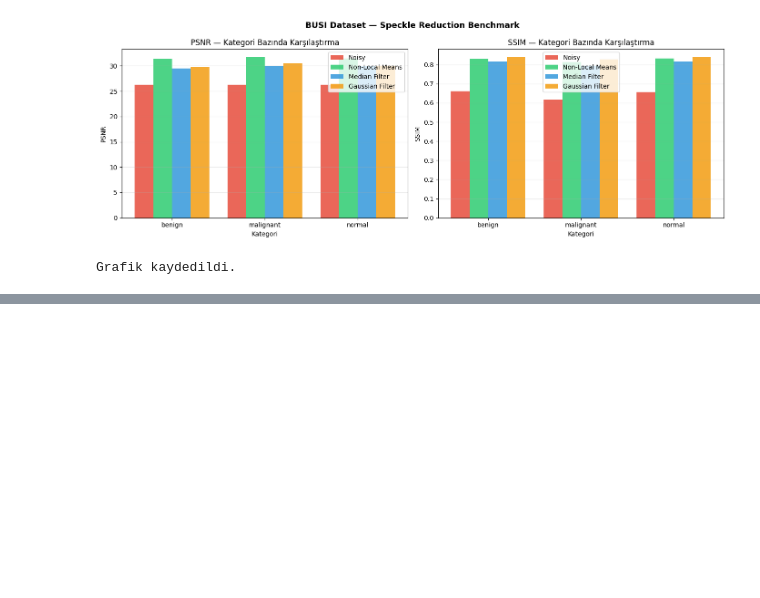
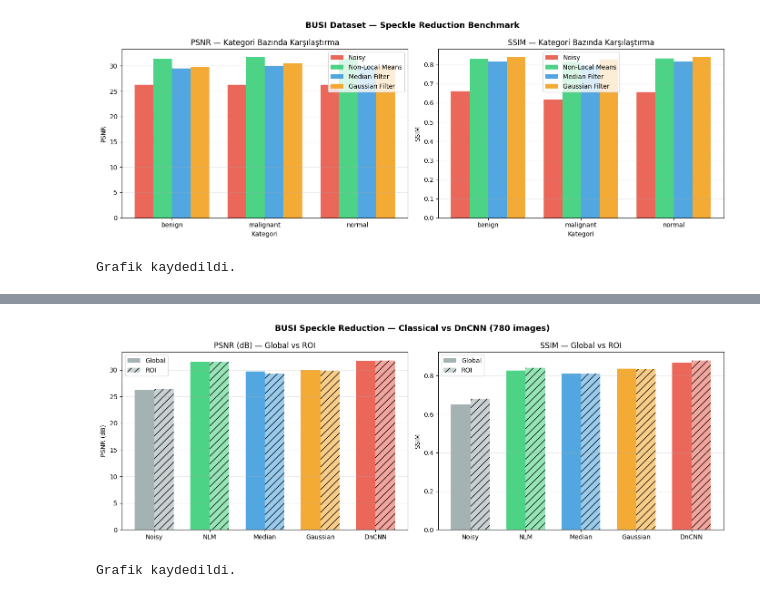
Before and after one commit to minebyte/us-speckle-reduction-benchmark, a Jupyter notebook: benchmark_gaussian.ipynb, the cells around one changed output, grey strips where cells are left out. Drawn from its saved outputs; the diff is of its cells as text; code cells hidden in the pictures; blank space fills up the shorter version.

```diff
--- a/benchmark_gaussian.ipynb
+++ b/benchmark_gaussian.ipynb
@@ -437,0 +809,40 @@ Grafik kaydedildi.
+# %%
+fig, axes = plt.subplots(1, 2, figsize=(14, 5))
+
+methods = ['Noisy', 'NLM', 'Median', 'Gaussian', 'DnCNN']
+colors  = ['#95a5a6', '#2ecc71', '#3498db', '#f39c12', '#e74c3c']
+
+psnr_global = [26.25, 31.47, 29.71, 29.99, 31.66]
+ssim_global = [0.649, 0.827, 0.810, 0.836, 0.867]
+psnr_roi    = [26.35, 31.53, 29.33, 29.77, 31.77]
+ssim_roi    = [0.681, 0.842, 0.811, 0.833, 0.879]
+
+x = np.arange(len(methods))
+width = 0.35
+
+for ax, (g_vals, r_vals), metric in zip(
+    axes,
+    [(psnr_global, psnr_roi), (ssim_global, ssim_roi)],
+    ['PSNR (dB)', 'SSIM']
+):
+    ax.bar(x - width/2, g_vals, width, label='Global',
+           color=colors, alpha=0.85)
+    ax.bar(x + width/2, r_vals, width, label='ROI',
+           color=colors, alpha=0.5, hatch='//')
+
+    ax.set_ylabel(metric)
+    ax.set_title(f'{metric} — Global vs ROI')
+    ax.set_xticks(x)
+    ax.set_xticklabels(methods)
+    ax.legend()
+    ax.grid(axis='y', alpha=0.3)
+
+plt.suptitle('BUSI Speckle Reduction — Classical vs DnCNN (780 images)',
+             fontsize=13, fontweight='bold')
+plt.tight_layout()
+plt.savefig('/content/final_benchmark.png', dpi=150, bbox_inches='tight')
+plt.show()
+print("Grafik kaydedildi.")
+# %% [output]
+[figure, added]
+Grafik kaydedildi.
```
Also changed, not shown: parts of 25 cells of this notebook.
